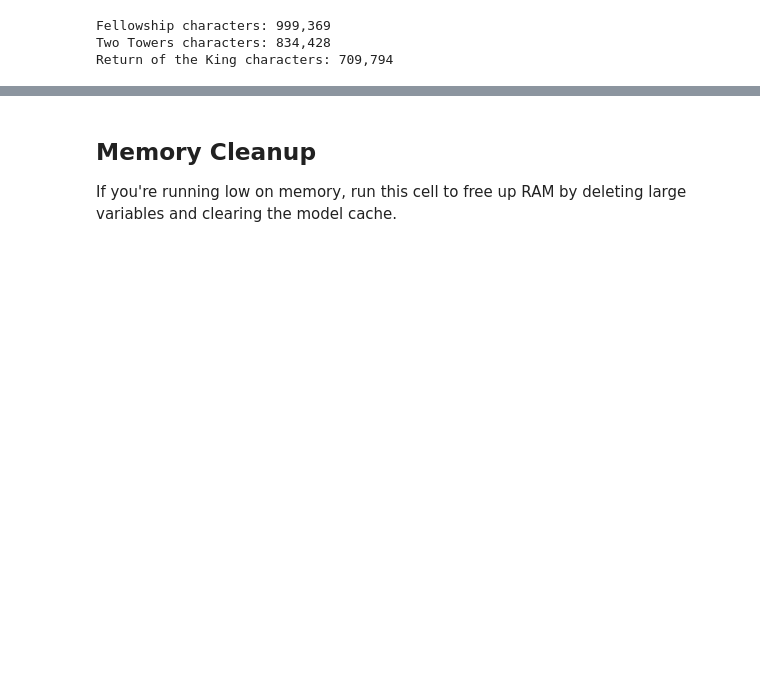
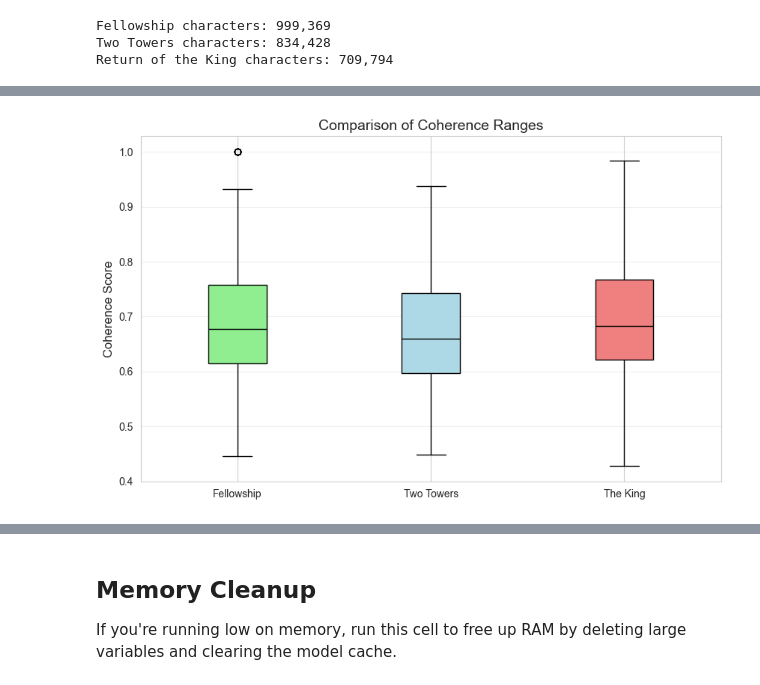
Before and after one commit to Team-DVA/applied-NLP-week4, a Jupyter notebook: notebooks/1_AppliedNLP_Session4_Paragraph_Coherence.ipynb, the cells around one changed output, grey strips where cells are left out. Drawn from its saved outputs; the diff is of its cells as text; code cells hidden in the pictures; blank space fills up the shorter version.

```diff
--- a/notebooks/1_AppliedNLP_Session4_Paragraph_Coherence.ipynb
+++ b/notebooks/1_AppliedNLP_Session4_Paragraph_Coherence.ipynb
@@ -183,0 +207,22 @@ plt.show()
+# %%
+# Prepare data for boxplot
+data = [f_scores, t_scores, k_scores]
+labels = ['Fellowship', 'Two Towers', 'The King']
+colors = ['lightgreen', 'lightblue', 'lightcoral']
+
+fig, ax = plt.subplots(figsize=(10, 6))
+
+# Create the boxplot
+bplot = ax.boxplot(data, patch_artist=True, labels=labels, medianprops=dict(color="black"))
+
+# Color code the boxes
+for patch, color in zip(bplot['boxes'], colors):
+    patch.set_facecolor(color)
+
+ax.set_title('Comparison of Coherence Ranges', fontsize=14)
+ax.set_ylabel('Coherence Score', fontsize=12)
+ax.grid(True, axis='y', alpha=0.3)
+
+plt.show()
+# %% [output]
+[figure, added]
```
Also changed, not shown: parts of 4 cells of this notebook, 3 other files.
